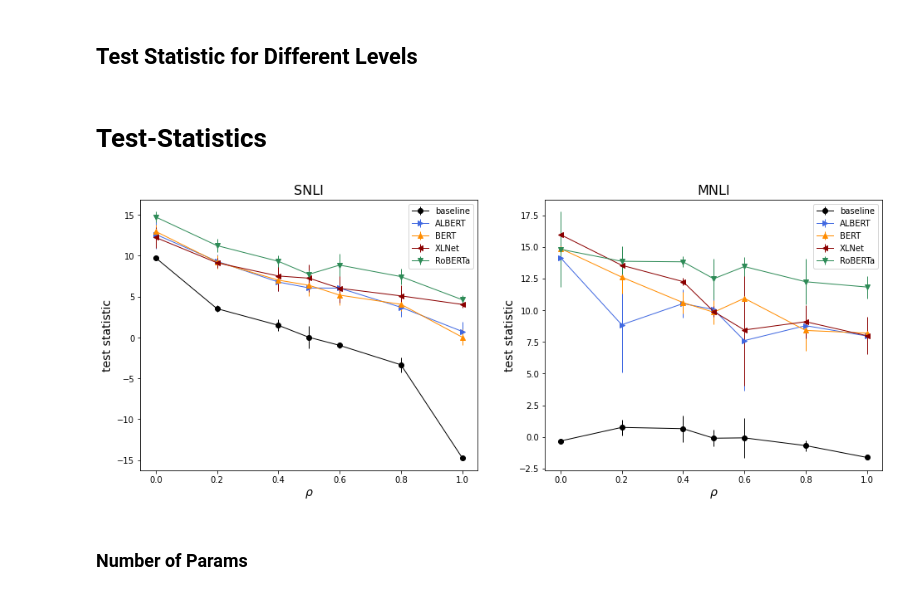
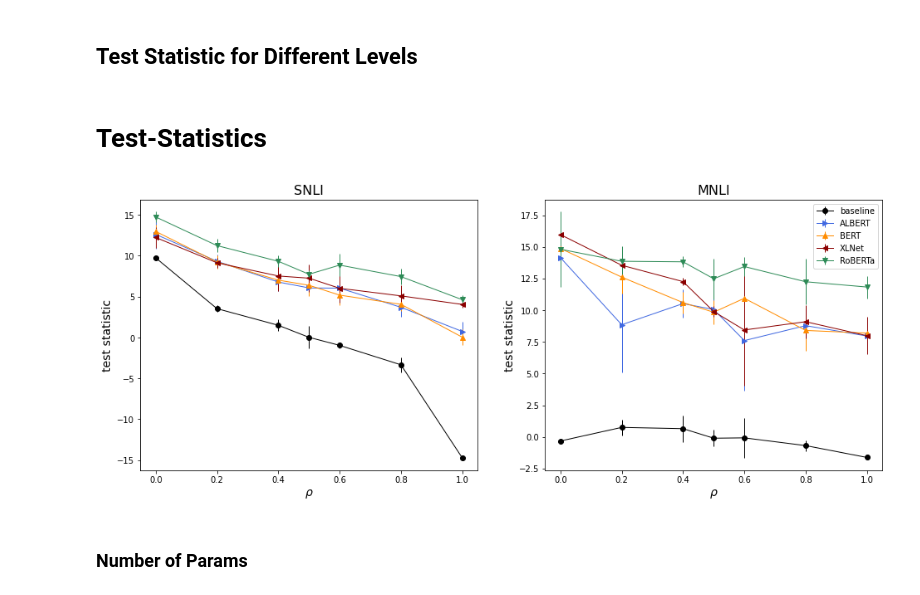
Before and after one commit to lukewanless/looking-for-equivalences, a Jupyter notebook: src/analysis1_quantitative_results.ipynb, the cells around one changed output. Saved outputs shown, nothing was run; the diff lists cells and outputs as text; code cells hidden in the pictures.

```diff
--- a/src/analysis1_quantitative_results.ipynb
+++ b/src/analysis1_quantitative_results.ipynb
@@ -580,35 +582,35 @@ ax[1].errorbar(observable_paired_t_stats_mnli_xlnet.index,
             yerr=observable_paired_t_stats_mnli_xlnet.std(1),
             fmt='-', linewidth=1.00, label="XLNet",  marker="<", color="darkred");
 
 
 
 ax[1].errorbar(observable_paired_t_stats_mnli_roberta.index,
             observable_paired_t_stats_mnli_roberta.mean(1),
             yerr=observable_paired_t_stats_mnli_roberta.std(1),
             fmt='-', linewidth=1.00, label="RoBERTa",  marker="v", color="seagreen");
 
 
 
 ax[0].set_title("SNLI", fontsize=16);
 ax[0].set_xlabel(r"$\rho$", fontsize=14);
 ax[0].set_ylabel("test statistic", fontsize=14);
-ax[0].legend(loc="best");
+# ax[0].legend(loc="best");
 
 
 ax[1].set_title("MNLI", fontsize=16);
 ax[1].legend(loc="best");
 ax[1].set_xlabel(r"$\rho$", fontsize=14);
 ax[1].set_ylabel("test statistic", fontsize=14);
 ax[1].legend(loc="best");
 
 plt.subplots_adjust(hspace=0.2, wspace=0.2)
 fig.savefig('figs/paper/test_statistic.png'.format(folder),
             bbox_inches=None, pad_inches=0.5)
 
 display(Markdown("# Test-Statistics"))
 # %% [output]
 # Test-Statistics
-[figure, old version]
+[figure, new version]
 # %% [markdown]
 ### Number of Params
 # %%
```
Also changed, not shown: parts of 11 cells of this notebook, 8 other files.
